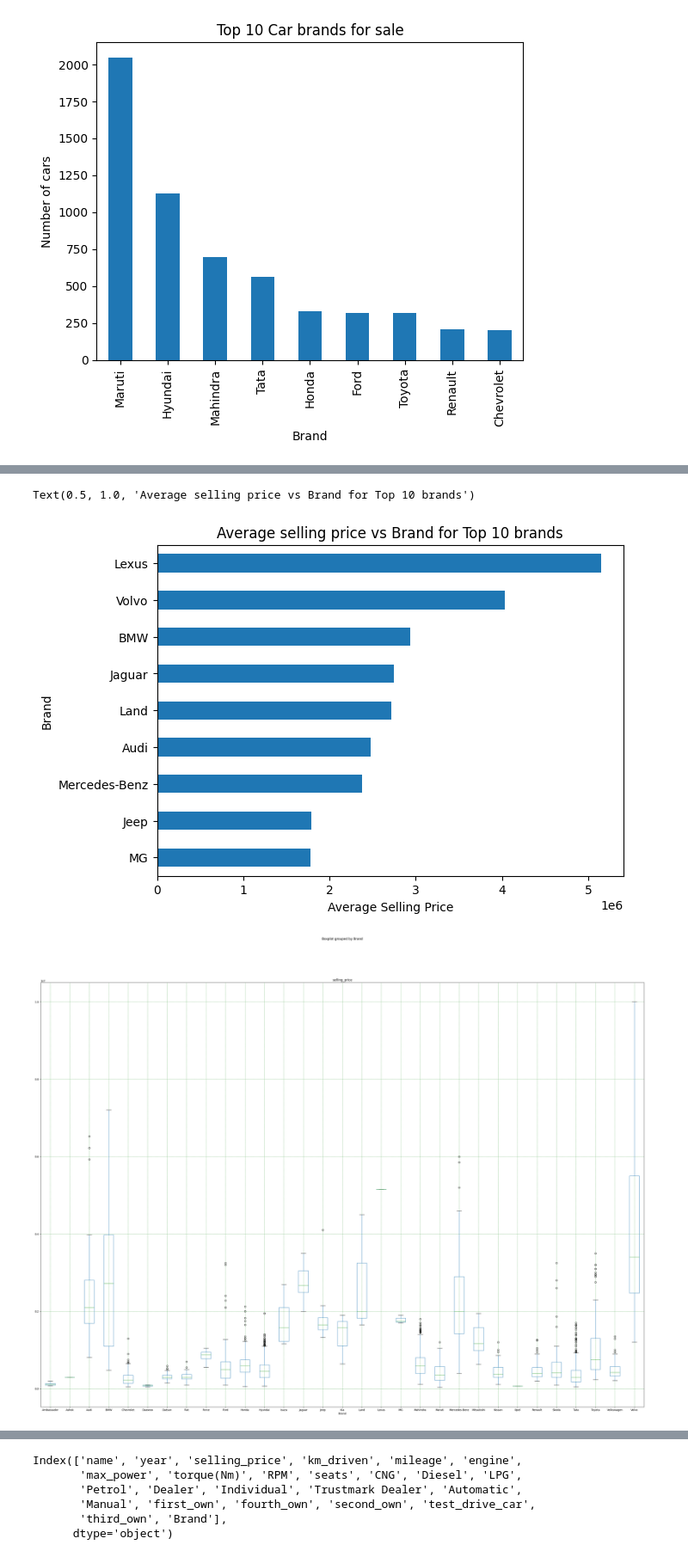
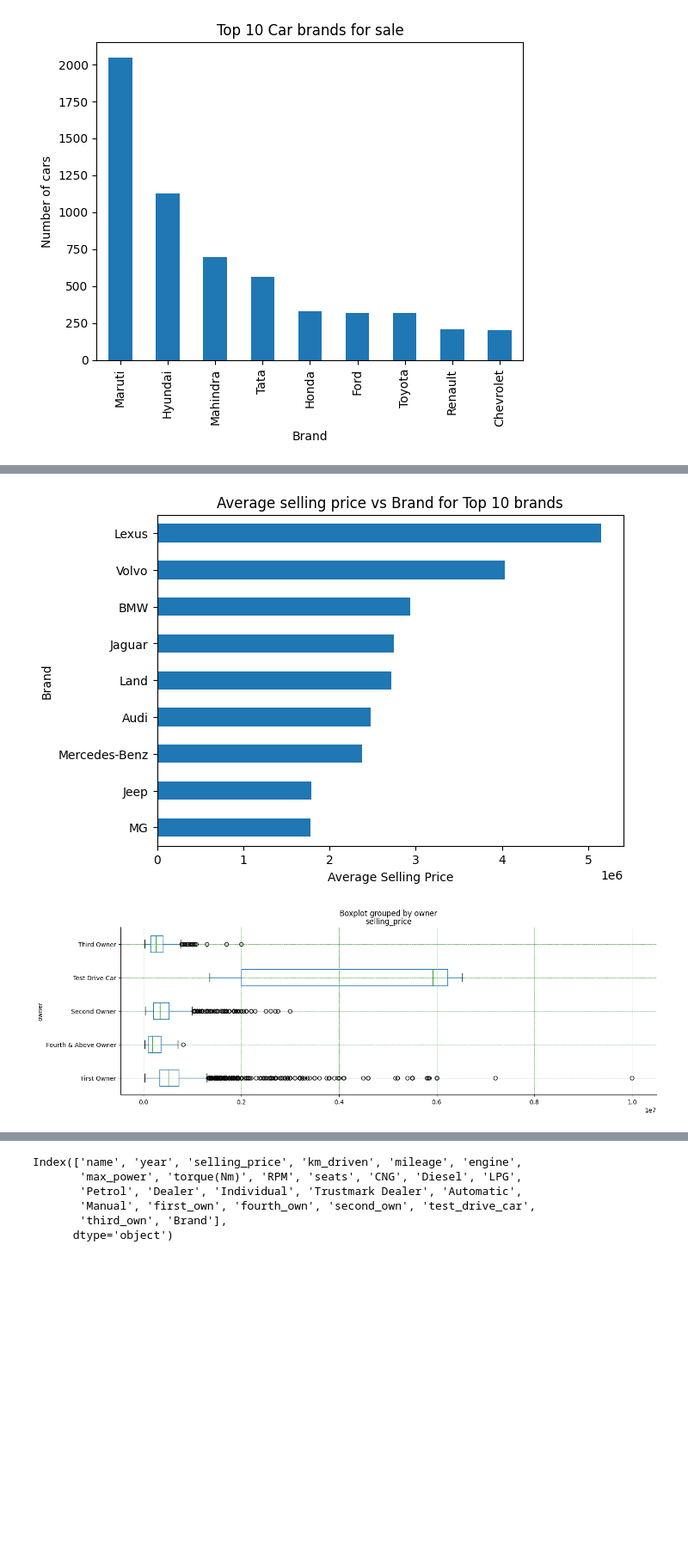
Before and after one commit to haverstein/CarDekho-Analysis, a Jupyter notebook: Copy_of_CarDekho_Analysis.ipynb, the cells around one changed output, grey strips where cells are left out. Shown at 86% size. Drawn from its saved outputs; the diff is of its cells as text; code cells hidden in the pictures; blank space fills up the shorter version.

```diff
--- a/Copy_of_CarDekho_Analysis.ipynb
+++ b/Copy_of_CarDekho_Analysis.ipynb
@@ -31,6 +31,3 @@ df.head()
 | 2 | Honda City 2017-2020 EXi | 2006 | 158000 | 140000 | Petrol | Individual | Manual | Third Owner | 17.7 kmpl | ... |
 | 3 | Hyundai i20 Sportz Diesel | 2010 | 225000 | 127000 | Diesel | Individual | Manual | First Owner | 23.0 kmpl | ... |
 | 4 | Maruti Swift VXI BSIII | 2007 | 130000 | 120000 | Petrol | Individual | Manual | First Owner | 16.1 kmpl | ... |
-# %%
-carset = df.set_index('name')
-carset
@@ -307,13 +296,12 @@ Text(0.5, 1.0, 'Top 10 Car brands for sale')
 plt.figure(figsize=(7,5))
 df.groupby('Brand').mean().selling_price.sort_values(ascending=True)[-9:].plot.barh()
 plt.xlabel('Average Selling Price')
-plt.title('Average selling price vs Brand for Top 10 brands')
+plt.title('Average selling price vs Brand for Top 10 brands');
 # %% [output]
-Text(0.5, 1.0, 'Average selling price vs Brand for Top 10 brands')
 [figure]
 # %%
-fig, ax = plt.subplots(figsize=(40, 30))
-df.boxplot('selling_price', by='Brand', ax=ax);
+fig, ax = plt.subplots(figsize=(15, 5))
+df.boxplot('selling_price', by='owner', ax=ax, vert=0);
 plt.grid(color = 'green', linestyle = '--', linewidth = 0.5)
 # %% [output]
-[figure, old version]
+[figure, new version]
```
Also changed, not shown: parts of 9 cells of this notebook.
